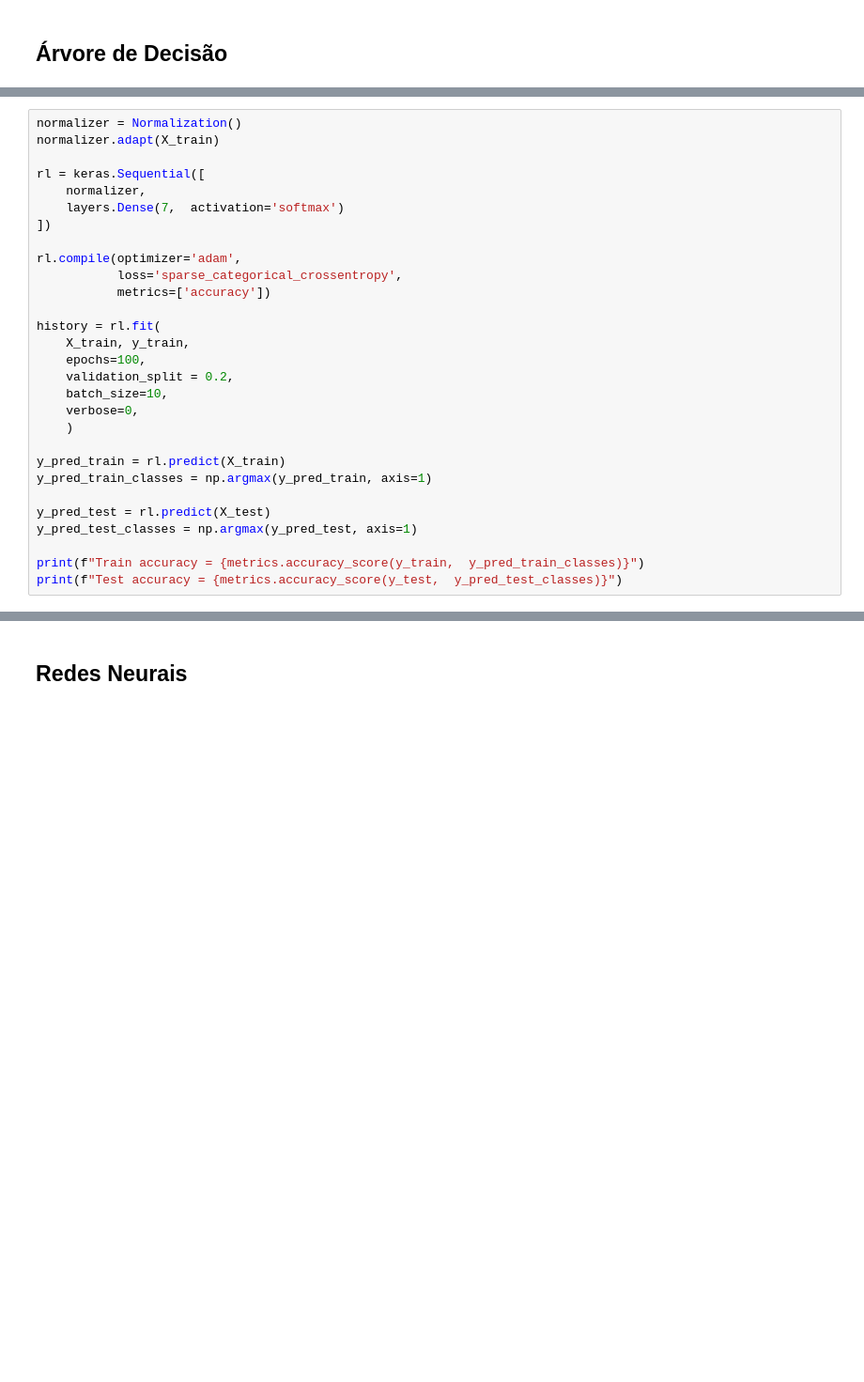
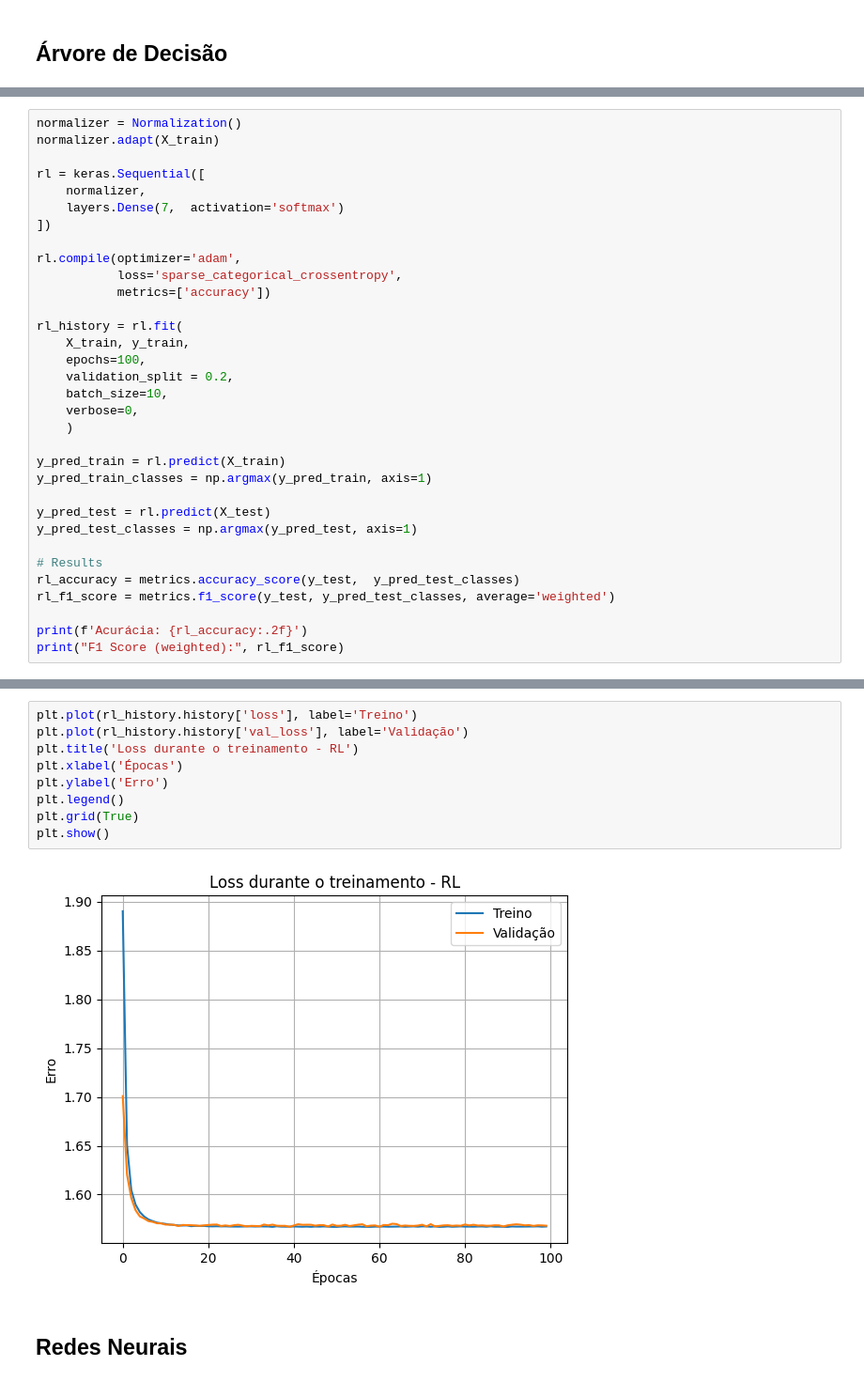
Before and after one commit to enzoalencar/LA-earthquake, a Jupyter notebook: main.ipynb, the cells around one changed output, grey strips where cells are left out. Shown at 94% size. Drawn from its saved outputs; the diff is of its cells as text; blank space fills up the shorter version.

Commit message:
feat: add accuracy, f1_score and loss charts

```diff
--- a/main.ipynb
+++ b/main.ipynb
@@ -259,7 +270,7 @@ rl.compile(optimizer='adam',
            loss='sparse_categorical_crossentropy',
            metrics=['accuracy'])
 
-history = rl.fit(
+rl_history = rl.fit(
     X_train, y_train,
     epochs=100,
     validation_split = 0.2,
@@ -273,6 +284,10 @@ y_pred_train_classes = np.argmax(y_pred_train, axis=1)
 y_pred_test = rl.predict(X_test)
 y_pred_test_classes = np.argmax(y_pred_test, axis=1)
 
-print(f"Train accuracy = {metrics.accuracy_score(y_train,  y_pred_train_classes)}")
-print(f"Test accuracy = {metrics.accuracy_score(y_test,  y_pred_test_classes)}")
+# Results
+rl_accuracy = metrics.accuracy_score(y_test,  y_pred_test_classes)
+rl_f1_score = metrics.f1_score(y_test, y_pred_test_classes, average='weighted')
+
+print(f'Acurácia: {rl_accuracy:.2f}')
+print("F1 Score (weighted):", rl_f1_score)
 # %% [output]
@@ -283,3 +298,14 @@ Test accuracy = 0.3141193595342067
+# %%
+plt.plot(rl_history.history['loss'], label='Treino')
+plt.plot(rl_history.history['val_loss'], label='Validação')
+plt.title('Loss durante o treinamento - RL')
+plt.xlabel('Épocas')
+plt.ylabel('Erro')
+plt.legend()
+plt.grid(True)
+plt.show()
+# %% [output]
+[figure, added]
 # %% [markdown]
 ## Redes Neurais
 # %%
```
Also changed, not shown: parts of 10 cells of this notebook.
